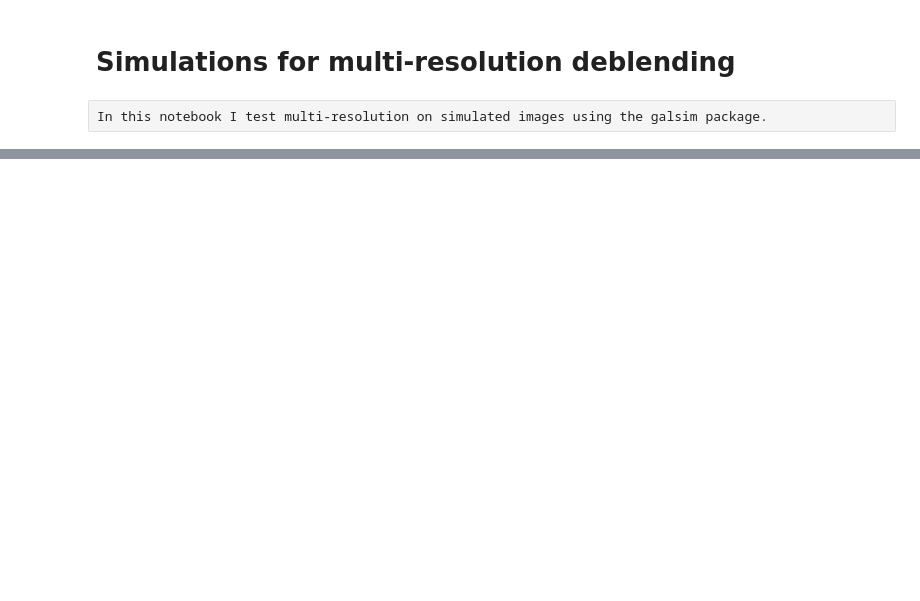
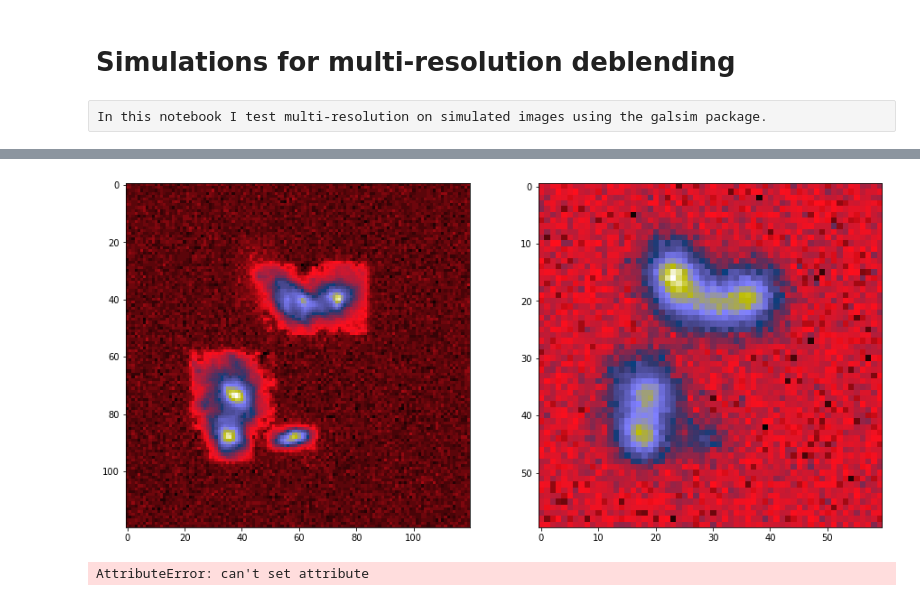
Before and after one commit to herjy/Multi_resolution_comparison, a Jupyter notebook: Simulated_multiresolution/Simulated_mr_scenes.ipynb, the cells around one changed output, grey strips where cells are left out. Saved outputs shown, nothing was run; the diff lists cells and outputs as text; code cells hidden in the pictures; blank space fills up the shorter version.

```diff
--- a/Simulated_multiresolution/Simulated_mr_scenes.ipynb
+++ b/Simulated_multiresolution/Simulated_mr_scenes.ipynb
@@ -45,31 +47,33 @@ matplotlib.rc('image', interpolation='none')
 # %%
 # Generate simulations
-hr_dict = HST
+hr_dict = EUCLID
 lr_dict = RUBIN
 
 nlr = 60
 nhr = np.int(np.around(nlr*lr_dict['pixel']/hr_dict['pixel'], decimals = 3))
 mk_sim = 1
 if mk_sim:
     hr, lr, wcs_hr, wcs_lr, psf_hr, psf_lr, shifts = gct.mk_scene(hr_dict, lr_dict, cat,
-                                                                  (nhr,nhr), (nlr,nlr), 7, gal_type = 'parametric')
+                                                                  (nhr,nhr), (nlr,nlr), 7, gal_type = 'real')
     hr = hr[None, :,:]
 else:
     datas = np.load('Multires_simulation.npz', allow_pickle = True)
     hr, lr = datas['images']
     psf_hr, psf_lr = datas['psf']
     wcs_hr, wcs_lr = datas['wcs']
     wcs_hr.array_shape = wcs_hr.wcs.crpix*2
     wcs_lr.array_shape = wcs_lr.wcs.crpix*2
     shifts = np.zeros((2,4))
 
 
 plt.figure(figsize = (15, 30))
 plt.subplot(121)
 plt.imshow(hr[0])
 plt.subplot(122)
 plt.imshow(lr[0])
 plt.show()
+# %% [output]
+[figure, added]
 # %%
 # Channels
 channels_hr = ['F814w']
@@ -119,6 +102,8 @@ catalog_hr, bg_rms_hr = makeCatalog(hr, lvl, wave)
 
 weights_hr = np.ones_like(hr) / (bg_rms_multi[1]**2)[:, None, None]
 weights_lr = np.ones_like(lr) / (bg_rms_multi[0]**2)[:, None, None]
+# %% [output]
+AttributeError: can't set attribute
 # %%
 #Results of the detection
 
```
Also changed, not shown: parts of 20 cells of this notebook, 26 other files.
